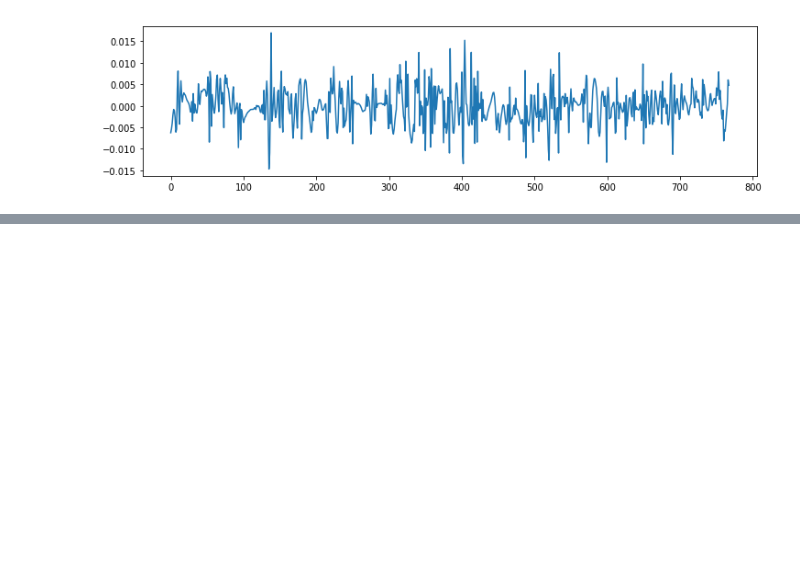
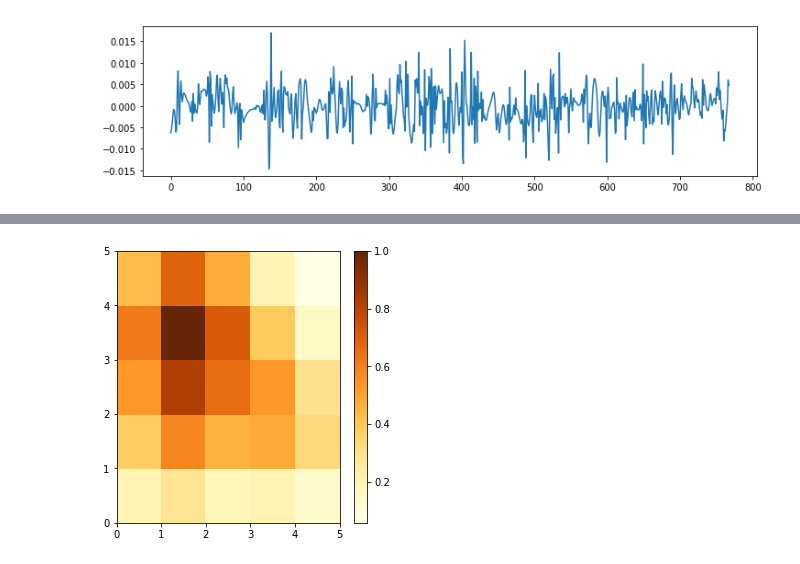
Before and after one commit to rmoughan/Compressive_Sensing_EEG_BMI, a Jupyter notebook: CS_EEG_data.ipynb, the cells around one changed output, grey strips where cells are left out. Saved outputs shown, nothing was run; the diff lists cells and outputs as text; code cells hidden in the pictures; blank space fills up the shorter version.

```diff
--- a/CS_EEG_data.ipynb
+++ b/CS_EEG_data.ipynb
@@ -224,0 +389,7 @@ Done
+# %%
+feature_matrix = np.zeros(shape = (1280, 184)) #32 individuals who watched 40 videos = 1280
+labels_matrix = np.zeros(shape = (1280, 4))
+for indiv in range(32):
+    for video in range(40):
+        feature_matrix[(40 * indiv) + video,:] = encode_feature_vector(eeg_data[indiv, video,:,:])
+        labels_matrix[(40 * indiv) + video,:] = labels[indiv,video,:]
@@ -224,0 +434,23 @@ Done
+# %%
+#Trying out SOM
+som = MiniSom(5, 5, 184, sigma= 2.5, learning_rate=0.5, random_seed = 42) #would be helpful to set random generator
+som.train(feature_matrix, 500)
+
+plt.figure(figsize=(5, 5))
+
+plt.pcolor(som.distance_map().T, cmap='YlOrBr')  # plotting the distance map as background
+plt.colorbar();
+
+# # Plotting the response for each pattern in the iris dataset
+# # different colors and markers for each label
+# markers = ['o', 's', 'D']
+# colors = ['C0', 'C1', 'C2']
+# for cnt, xx in enumerate(data):
+#     w = som.winner(xx)  # getting the winner
+#     # palce a marker on the winning position for the sample xx
+#     plt.plot(w[0]+.5, w[1]+.5, markers[target[cnt]-1], markerfacecolor='None',
+#              markeredgecolor=colors[target[cnt]-1], markersize=12, markeredgewidth=2)
+
+# plt.show()
+# %% [output]
+[figure, added]
```
Also changed, not shown: parts of 20 cells of this notebook.
